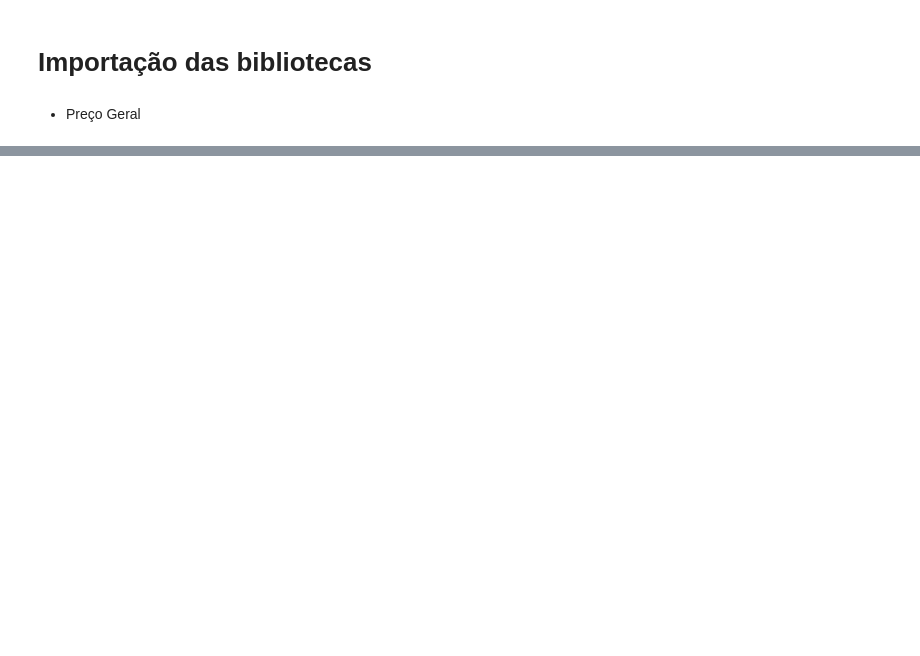
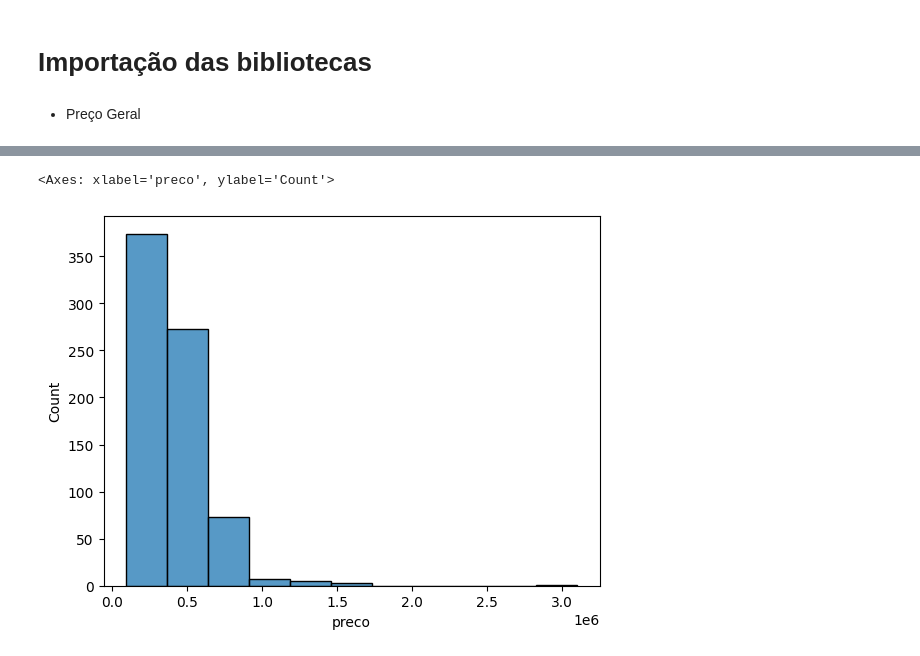
Before and after one commit to rodrigorocha1/extracao_viva_real_selenium, a Jupyter notebook: notebooks_exemplo/visualizacaov2.ipynb, the cells around one changed output, grey strips where cells are left out. Drawn from its saved outputs; the diff is of its cells as text; code cells hidden in the pictures; blank space fills up the shorter version.

```diff
--- a/notebooks_exemplo/visualizacaov2.ipynb
+++ b/notebooks_exemplo/visualizacaov2.ipynb
@@ -438,0 +137,24 @@ sns.histplot(dados_sumarezinho, x='preco', kde=True)
+# %%
+base_dados_bairros_selecionados = pd.DataFrame()
+base_bairros['bairro_teste'] = base_bairros['bairro_teste'].str.strip()
+for bairro in bairros:
+    print('=' * 40)
+    base_temp = base_bairros.query(f'bairro_teste == "{bairro}"')
+    print(f'{bairro}')
+    print(f'Média -> {round(base_temp["preco"].mean(), 2)}')
+    print(f'Max Preco -> {round(base_temp["preco"].max(), 2)}')
+    print(f'Min Preco -> {round(base_temp["preco"].min(), 2)} ')
+    print(f'Mediana -> {round(base_temp["preco"].median(), 2)}')
+    print(f'Moda -> {round(base_temp["preco"].mode(), 2)}')
+    print(f'Devio Padrão -> {round(base_temp["preco"].std(), 2)}')
+
+    desvio_padrao = round(base_temp["preco"].std(), 2)
+    media = round(base_temp["preco"].mean(), 2)
+
+    media, desvio_padrao
+    erro_padrao = desvio_padrao / math.sqrt(base_temp.shape[0])
+    n = base_temp.shape[0] - 1
+
+    intervalo_conf = norm.interval(0.95,  loc=media, scale=erro_padrao)
+    print(intervalo_conf)
+    print('=' * 40)
@@ -438,0 +345,5 @@ sns.histplot(dados_sumarezinho, x='preco', kde=True)
+# %%
+sns.histplot(base_temp, x='preco', bins=total_classes)
+# %% [output]
+<Axes: xlabel='preco', ylabel='Count'>
+[figure, added]
```
Also changed, not shown: parts of 91 cells of this notebook, 2 other files.
